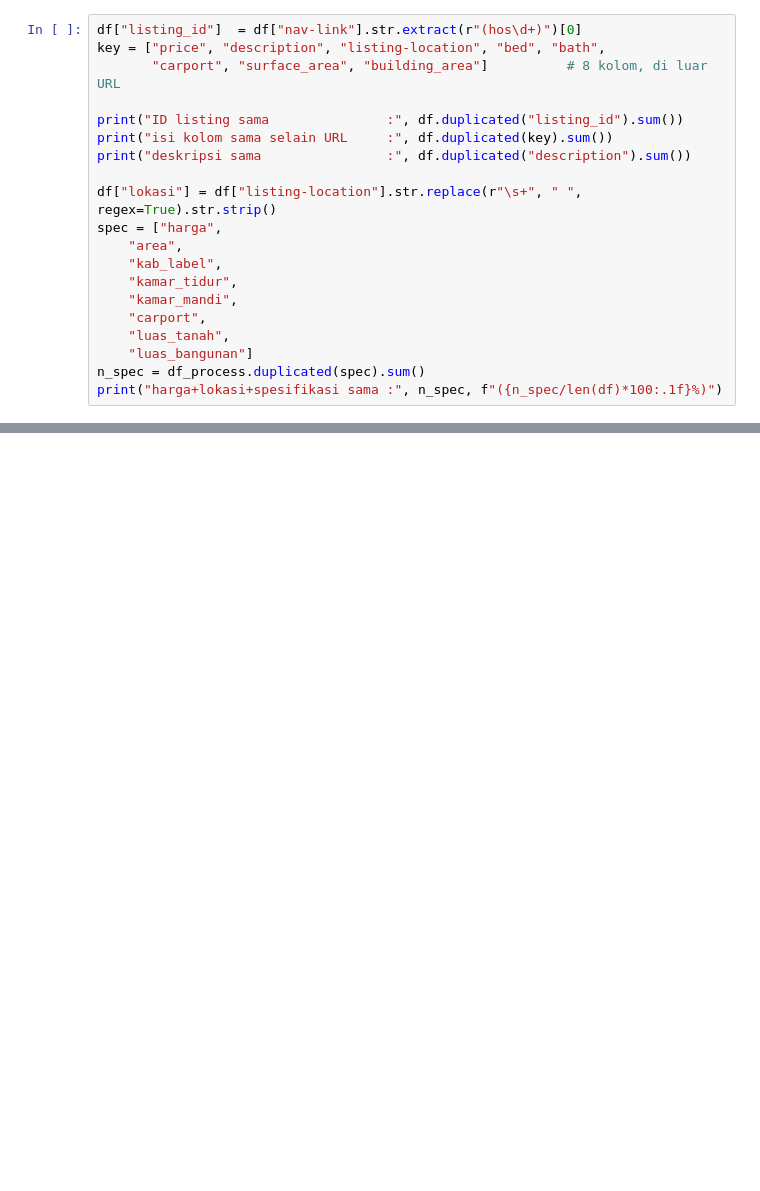
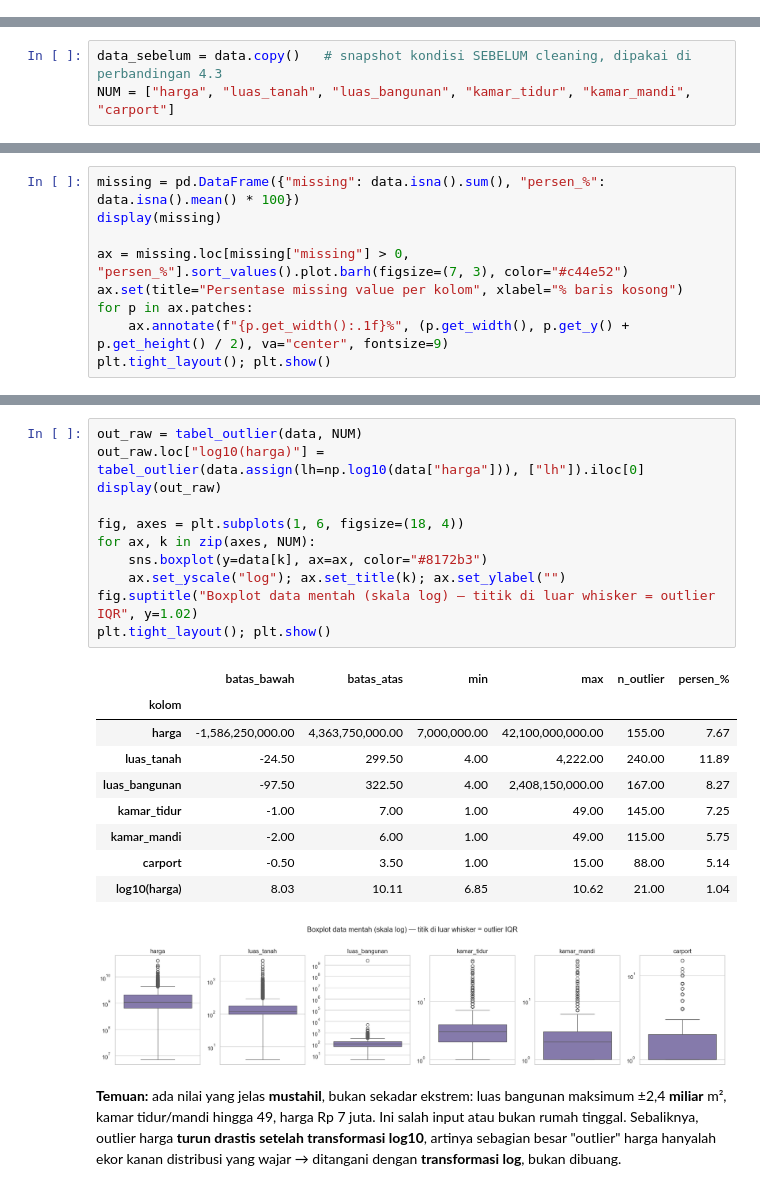
Before and after one commit to Affanzaky06/pPrediksi_Harga_Rumah_DS, a Jupyter notebook: prediksi.ipynb, the cells around one changed output, grey strips where cells are left out. Cells and saved outputs as stored; diff of their text form; blank space fills up the shorter version.

```diff
--- a/prediksi.ipynb
+++ b/prediksi.ipynb
@@ -153,20 +163,0 @@ dtype: int64
-# %%
-df["listing_id"]  = df["nav-link"].str.extract(r"(hos\d+)")[0]
-key = ["price", "description", "listing-location", "bed", "bath",
-       "carport", "surface_area", "building_area"]          # 8 kolom, di luar URL
-
-print("ID listing sama               :", df.duplicated("listing_id").sum())
-print("isi kolom sama selain URL     :", df.duplicated(key).sum())
-print("deskripsi sama                :", df.duplicated("description").sum())
-
-df["lokasi"] = df["listing-location"].str.replace(r"\s+", " ", regex=True).str.strip()
-spec = ["harga",
-    "area",
-    "kab_label",
-    "kamar_tidur",
-    "kamar_mandi",
-    "carport",
-    "luas_tanah",
-    "luas_bangunan"]
-n_spec = df_process.duplicated(spec).sum()
-print("harga+lokasi+spesifikasi sama :", n_spec, f"({n_spec/len(df)*100:.1f}%)")
@@ -526,0 +337,3 @@ Missing carport: 224
+# %%
+data_sebelum = data.copy()   # snapshot kondisi SEBELUM cleaning, dipakai di perbandingan 4.3
+NUM = ["harga", "luas_tanah", "luas_bangunan", "kamar_tidur", "kamar_mandi", "carport"]
@@ -526,0 +342,9 @@ Missing carport: 224
+# %%
+missing = pd.DataFrame({"missing": data.isna().sum(), "persen_%": data.isna().mean() * 100})
+display(missing)
+
+ax = missing.loc[missing["missing"] > 0, "persen_%"].sort_values().plot.barh(figsize=(7, 3), color="#c44e52")
+ax.set(title="Persentase missing value per kolom", xlabel="% baris kosong")
+for p in ax.patches:
+    ax.annotate(f"{p.get_width():.1f}%", (p.get_width(), p.get_y() + p.get_height() / 2), va="center", fontsize=9)
+plt.tight_layout(); plt.show()
@@ -526,0 +442,24 @@ Missing carport: 224
+# %%
+out_raw = tabel_outlier(data, NUM)
+out_raw.loc["log10(harga)"] = tabel_outlier(data.assign(lh=np.log10(data["harga"])), ["lh"]).iloc[0]
+display(out_raw)
+
+fig, axes = plt.subplots(1, 6, figsize=(18, 4))
+for ax, k in zip(axes, NUM):
+    sns.boxplot(y=data[k], ax=ax, color="#8172b3")
+    ax.set_yscale("log"); ax.set_title(k); ax.set_ylabel("")
+fig.suptitle("Boxplot data mentah (skala log) — titik di luar whisker = outlier IQR", y=1.02)
+plt.tight_layout(); plt.show()
+# %% [output]
+|  | batas_bawah | batas_atas | min | max | n_outlier | persen_% |
+| kolom |  |  |  |  |  |  |
+| harga | -1,586,250,000.00 | 4,363,750,000.00 | 7,000,000.00 | 42,100,000,000.00 | 155.00 | 7.67 |
+| luas_tanah | -24.50 | 299.50 | 4.00 | 4,222.00 | 240.00 | 11.89 |
+| luas_bangunan | -97.50 | 322.50 | 4.00 | 2,408,150,000.00 | 167.00 | 8.27 |
+| kamar_tidur | -1.00 | 7.00 | 1.00 | 49.00 | 145.00 | 7.25 |
+| kamar_mandi | -2.00 | 6.00 | 1.00 | 49.00 | 115.00 | 5.75 |
+| carport | -0.50 | 3.50 | 1.00 | 15.00 | 88.00 | 5.14 |
+| log10(harga) | 8.03 | 10.11 | 6.85 | 10.62 | 21.00 | 1.04 |
+[figure, added]
+# %% [markdown]
+**Temuan:** ada nilai yang jelas **mustahil**, bukan sekadar ekstrem: luas bangunan maksimum ±2,4 **miliar** m², kamar tidur/mandi hingga 49, harga Rp 7 juta. Ini salah input atau bukan rumah tinggal. Sebaliknya, outlier harga **turun drastis setelah transformasi log10**, artinya sebagian besar "outlier" harga hanyalah ekor kanan distribusi yang wajar → ditangani dengan **transformasi log**, bukan dibuang.
```
Also changed, not shown: parts of 139 cells of this notebook, 12 other files.
